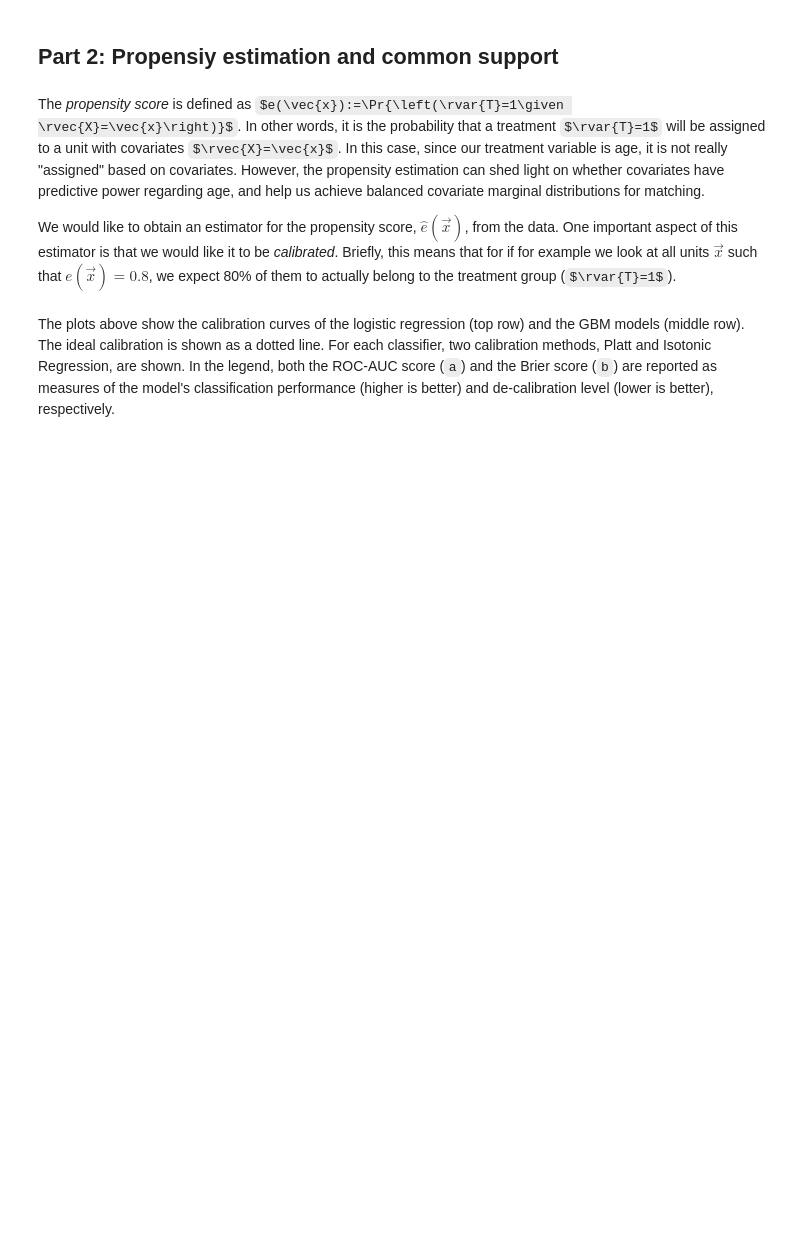
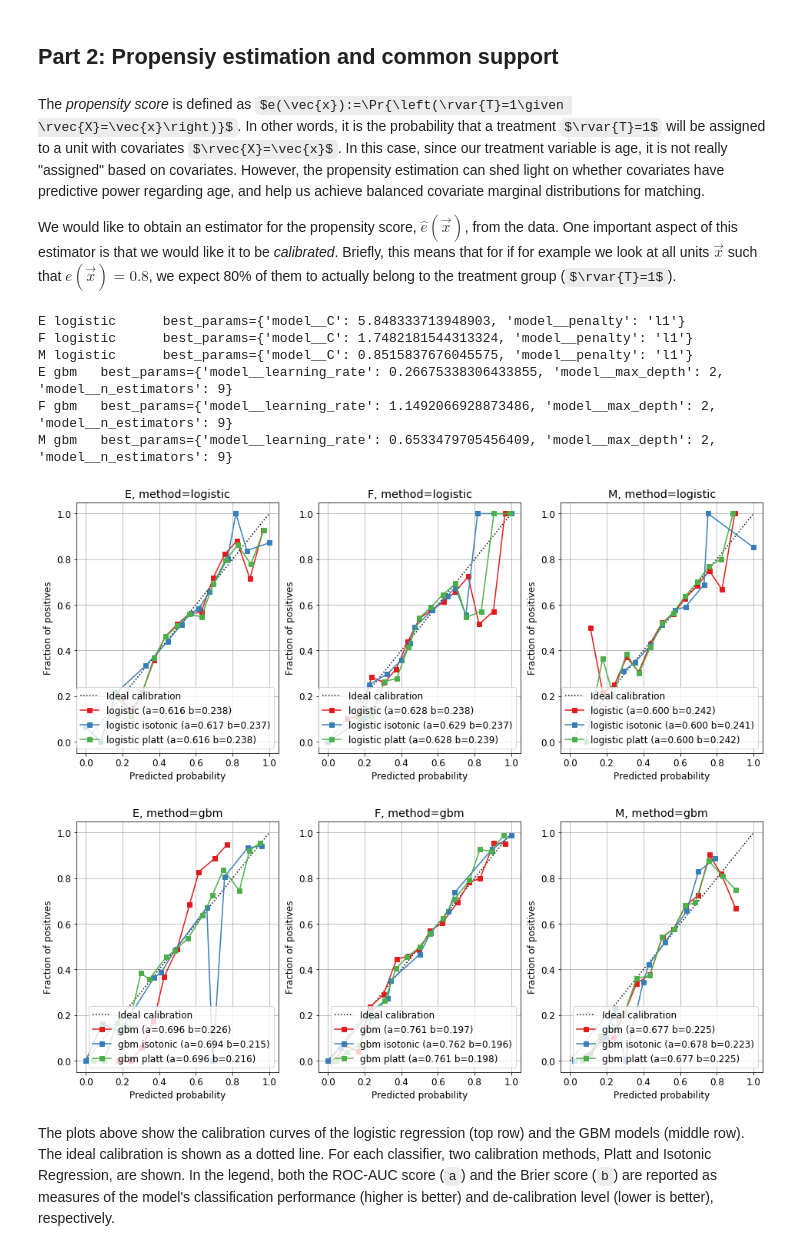
Before and after one commit to avivrosenberg/causal-inference-hw, a Jupyter notebook: proj/ci-proj.ipynb, the cells around one changed output. Cells and saved outputs as stored; diff of their text form; code cells hidden in the pictures; some formulas as TeX source; blank space fills up the shorter version.

```diff
--- a/proj/ci-proj.ipynb
+++ b/proj/ci-proj.ipynb
@@ -226,3 +177,0 @@ ciproj.plot.df_group_violins(ax, df_full, mse_vars, group_by, violin_args, group
-# %%
-fig, ax = plt.subplots(1, 1, figsize=(20,10))
-ciproj.plot.df_group_violins(ax, df_full, ['VLF_NORM', 'LF_NORM', 'HF_NORM'], group_by, violin_args, group_legend_names)
@@ -234,16 +178,3 @@ We'll create three dataseats.
-# %%
-datasets = {}
-datasets['vlf'] = ciproj.data.mark_dataset(df_full, outcomes=['VLF_NORM'], treatment='T', ignore=['VLF_POWER'])
-datasets['dfa'] = ciproj.data.mark_dataset(df_full, outcomes=['alpha1', 'alpha2'], treatment='T')
-datasets['mse'] = ciproj.data.mark_dataset(df_full, outcomes=mse_vars, treatment='T')
-# %%
-for name, df in datasets.items():
-    print(f'*** {name} dataset: ', end='')
-    X, y, y = ciproj.data.split_dataset(df, scale_covariates=True)
-    print(f'X{X.shape}, y{y.shape}, t{t.shape}')
-    print(f'covariates: {[x for x in df.columns if x.startswith("X_")]}')
-    print(f'outcomes: {[x for x in df.columns if x.startswith("Y_")]}')
-    print()
 # %% [markdown]
 ## Part 2: Propensiy estimation and common support
 # %% [markdown]
@@ -262,50 +193,61 @@ from sklearn.ensemble import GradientBoostingClassifier
 from sklearn.naive_bayes import GaussianNB
 from scipy import stats
 
-from ci.cv import CVConfig, LogSpaceSampler
+from proj.ci.cv import CVConfig, LogSpaceSampler
 
 # Define the methods and CV search space for propensity estimation
 rcv_config = {
     'logistic': CVConfig(
-        model=LogisticRegression(dual=False, solver='liblinear'),
-        params=dict(C=LogSpaceSampler(-5, 2), penalty=['l1','l2']),
+        model=LogisticRegression(dual=False, solver='liblinear', max_iter=200),
+        params=dict(C=LogSpaceSampler(-5, 1), penalty=['l1','l2']),
     ),
     'gbm': CVConfig(
         model=GradientBoostingClassifier(),
         params=dict(
-            n_estimators=stats.randint(10, 100 + 1),
-            max_depth=stats.randint(1, 3 + 1),
+            n_estimators=stats.randint(1, 10 + 1),
+            max_depth=stats.randint(1, 2 + 1),
             learning_rate=LogSpaceSampler(-2, 0.5),
         )
     ),
 }
 # %%
-from ci.propensity import fit_propensity_cv
+from proj.ci.propensity import fit_propensity_cv
 
 # Create a dataframe to store propensities from each dataset and each method
 midx = pd.MultiIndex.from_product([datasets.keys(), rcv_config.keys()], names=['dataset', 'method'])
 df_propensity = pd.DataFrame(columns=midx)
+dataset_propensities = {}
 
 for method, cv_cfg in rcv_config.items():
-    fig, ax = plt.subplots(nrows=1, ncols=len(dataframes), figsize=(16, 6))
+    fig, ax = plt.subplots(nrows=1, ncols=len(datasets), figsize=(16, 6))
 
     for i, (dataset_name, df) in enumerate(datasets.items()):
         # Get covariates X and treatment assignment t as numpy arrays
-        X, _, t = ciproj.data.split_dataset(df, scale_covariates=True)
+        X, _, t = data.split_dataset(df, scale_covariates=True)
 
         # Train a model to estimate propensity using current method,
         # calibrate with two approaches and generate a calibration plot
         model, best_params = fit_propensity_cv(
             cv_cfg, X, t, plot_args=dict(name=method, ax=ax[i]),
             test_size=0.3, n_iter=42, random_state=42+i, cv_splits=4
         )
 
         # Use the best calibrated model (lowest Brier score) to estimate the propensities
         prop = model.predict_proba(X)[:, 1]
-        df_propensity[(dataset_name, method)] = prop
+#         df_propensity[(dataset_name, method)] = prop
+        dataset_propensities[(dataset_name, method)] = prop
 
         ax[i].set_title(f'{dataset_name}, method={method}')
         print(f'{dataset_name} {method} \tbest_params={best_params}')
+# %% [output]
+E logistic      best_params={'model__C': 5.848333713948903, 'model__penalty': 'l1'}
+F logistic      best_params={'model__C': 1.7482181544313324, 'model__penalty': 'l1'}
+M logistic      best_params={'model__C': 0.8515837676045575, 'model__penalty': 'l1'}
+E gbm   best_params={'model__learning_rate': 0.26675338306433855, 'model__max_depth': 2, 'model__n_estimators': 9}
+F gbm   best_params={'model__learning_rate': 1.1492066928873486, 'model__max_depth': 2, 'model__n_estimators': 9}
+M gbm   best_params={'model__learning_rate': 0.6533479705456409, 'model__max_depth': 2, 'model__n_estimators': 9}
+[figure, added]
+[figure, added]
 # %% [markdown]
 The plots above show the calibration curves of the logistic regression (top row) and the GBM models (middle row).
 The ideal calibration is shown as a dotted line.
```
Also changed, not shown: parts of 17 cells of this notebook.
